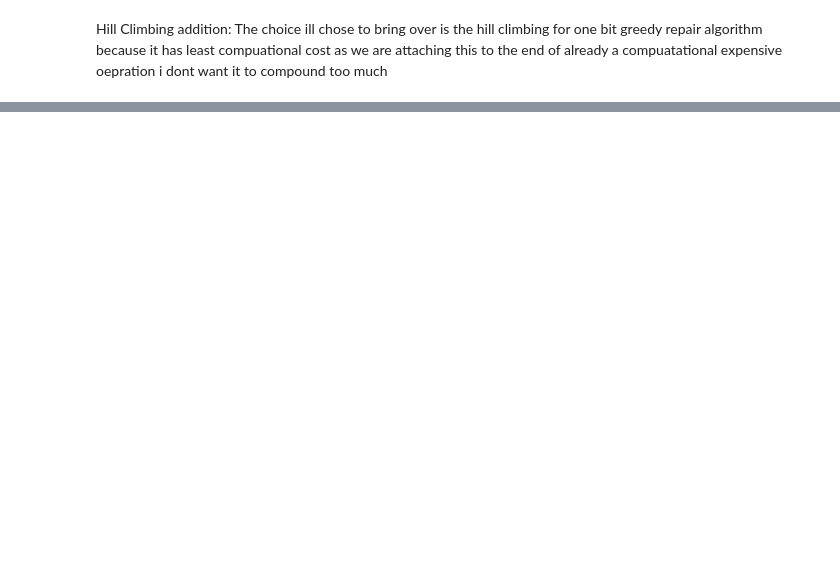
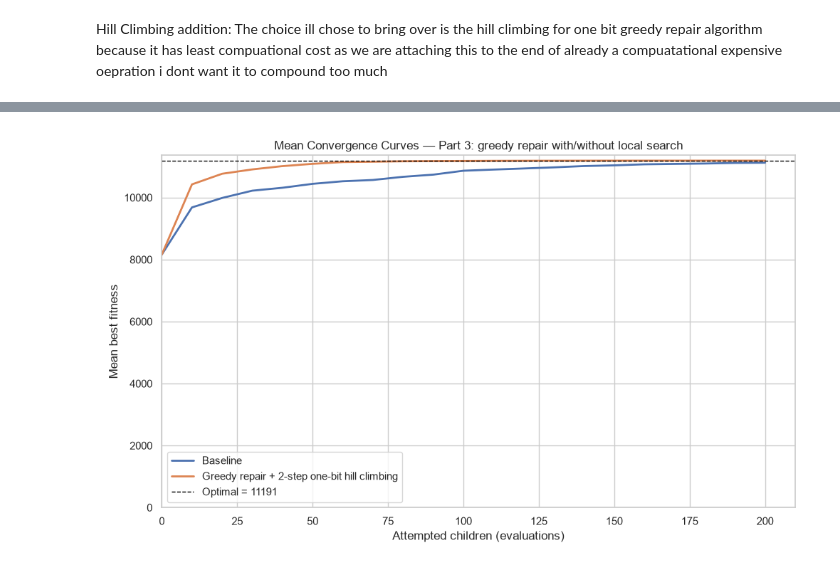
Before and after one commit to Aazm-0/university-assigments, a Jupyter notebook: metahuristics/notebooks/assigments_part2.1.ipynb, the cells around one changed output, grey strips where cells are left out. Saved outputs shown, nothing was run; the diff lists cells and outputs as text; code cells hidden in the pictures; blank space fills up the shorter version.

```diff
--- a/metahuristics/notebooks/assigments_part2.1.ipynb
+++ b/metahuristics/notebooks/assigments_part2.1.ipynb
@@ -970,0 +1140,38 @@ Hill Climbing addition: The choice ill chose to bring over is the hill climbing
+# %%
+n_runs_part3 = 30
+part3_run_seeds = np.random.SeedSequence(42).spawn(n_runs_part3)
+results_part3 = {}
+
+for config in [ga_config_baseline, ga_config_part3_memetic]:
+    config_results = []
+    for run, run_seed in enumerate(part3_run_seeds, start=1):
+        result = genetic_algorithm_part3(
+            initial_population=None,
+            utilities=utilities,
+            demands=demands,
+            capacities=capacities,
+            params=config,
+            rng=np.random.default_rng(run_seed),
+        )
+        result["run"] = run
+        config_results.append(result)
+    results_part3[config["name"]] = config_results
+# %%
+analysis_part3 = analyse_results(results_part3, best_optimal_fitness)
+for config_name, config in analysis_part3.items():
+    print(f"\n{'=' * 50}")
+    print(f"Configuration: {config_name}")
+    print(f"{'=' * 50}")
+
+    print("Mean fitness:", config["mean_fitness"])
+    print("Best fitness:", config["best_fitness"])
+    print("Worst fitness:", config["worst_fitness"])
+    print("Standard deviation:", config["std_fitness"])
+
+    print("Mean runtime:", config["mean_runtime"])
+    # Lol why take mean
+    print("Accepted Children:", config["mean_accepted_children"])
+    print("Mean attempted children:", config["mean_attempted_children"])
+
+    print("Mean gap:", config["diff_mean_fitness"])
+    print("Best gap:", config["diff_best_fitness"])
@@ -970,0 +1235,9 @@ Hill Climbing addition: The choice ill chose to bring over is the hill climbing
+# %%
+plot_ga_convergence(
+    analysis_part3,
+    optimal_fitness=best_optimal_fitness,
+    y_floor_fraction=0,
+    title_suffix="Part 3: greedy repair with/without local search",
+)
+# %% [output]
+[figure, added]
```
Also changed, not shown: parts of 9 cells of this notebook.
